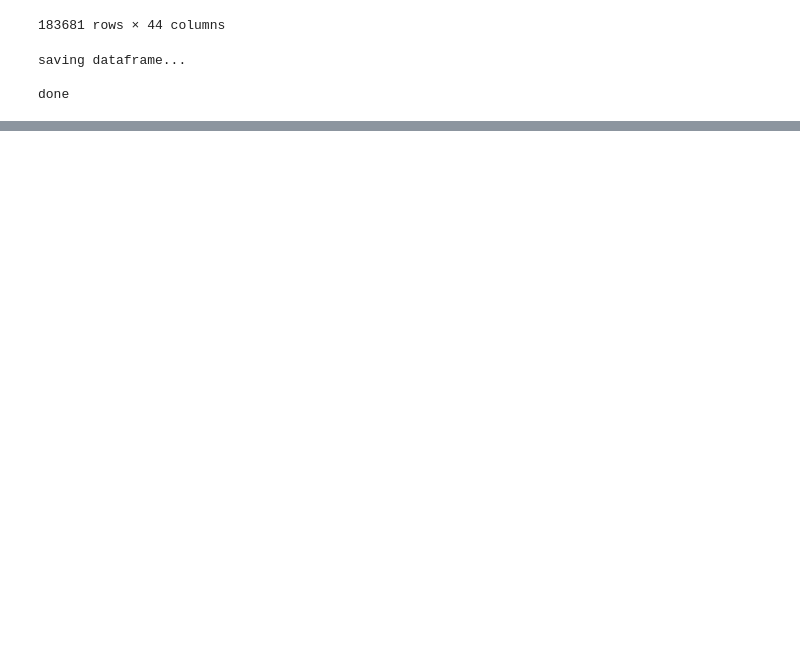
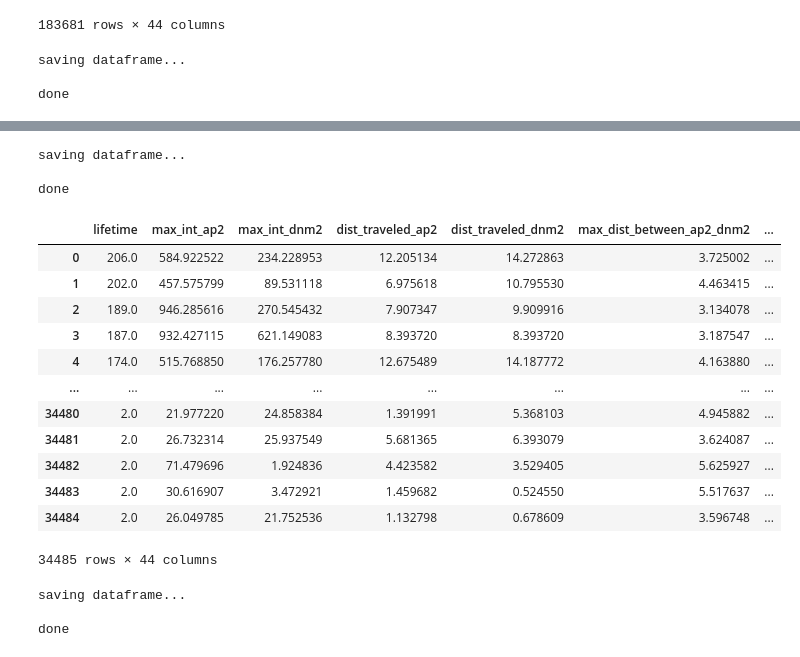
Before and after one commit to DrubinBarnes/Jin_Shirazinejad_et_al_branched_actin_manuscript, a Jupyter notebook: analysis/simplified_workflow/nb07_simplified.ipynb, the cells around one changed output, grey strips where cells are left out. Saved outputs shown, nothing was run; the diff lists cells and outputs as text; code cells hidden in the pictures; blank space fills up the shorter version.

Commit message:
uploaded repeat data set 2 for shock data

```diff
--- a/analysis/simplified_workflow/nb07_simplified.ipynb
+++ b/analysis/simplified_workflow/nb07_simplified.ipynb
@@ -343,0 +375,28 @@ done
+# %%
+display_tracks.cluster_with_existing_model(analysis_metadata.item().get('path_outputs'),
+                            'df_ada_shock_before_repeat_2_merged_features')
+# %% [output]
+saving dataframe...
+
+done
+|  | lifetime | max_int_ap2 | max_int_dnm2 | dist_traveled_ap2 | dist_traveled_dnm2 | max_dist_between_ap2_dnm2 | ... |
+| 0 | 206.0 | 584.922522 | 234.228953 | 12.205134 | 14.272863 | 3.725002 | ... |
+| 1 | 202.0 | 457.575799 | 89.531118 | 6.975618 | 10.795530 | 4.463415 | ... |
+| 2 | 189.0 | 946.285616 | 270.545432 | 7.907347 | 9.909916 | 3.134078 | ... |
+| 3 | 187.0 | 932.427115 | 621.149083 | 8.393720 | 8.393720 | 3.187547 | ... |
+| 4 | 174.0 | 515.768850 | 176.257780 | 12.675489 | 14.187772 | 4.163880 | ... |
+| ... | ... | ... | ... | ... | ... | ... | ... |
+| 34480 | 2.0 | 21.977220 | 24.858384 | 1.391991 | 5.368103 | 4.945882 | ... |
+| 34481 | 2.0 | 26.732314 | 25.937549 | 5.681365 | 6.393079 | 3.624087 | ... |
+| 34482 | 2.0 | 71.479696 | 1.924836 | 4.423582 | 3.529405 | 5.625927 | ... |
+| 34483 | 2.0 | 30.616907 | 3.472921 | 1.459682 | 0.524550 | 5.517637 | ... |
+| 34484 | 2.0 | 26.049785 | 21.752536 | 1.132798 | 0.678609 | 3.596748 | ... |
+34485 rows × 44 columns
+# %%
+df_with_ccps_ada_shock = detect_peaks.find_single_peaks_using_existing_model(analysis_metadata.item().get('path_outputs'),
+                                                    'df_ada_shock_before_repeat_2_merged_features',
+                                                    'merged_all_valid_ada_shock_before_repeat_2tracks')
+# %% [output]
+saving dataframe...
+
+done
```
Also changed, not shown: parts of 5 cells of this notebook, 4 other files.
